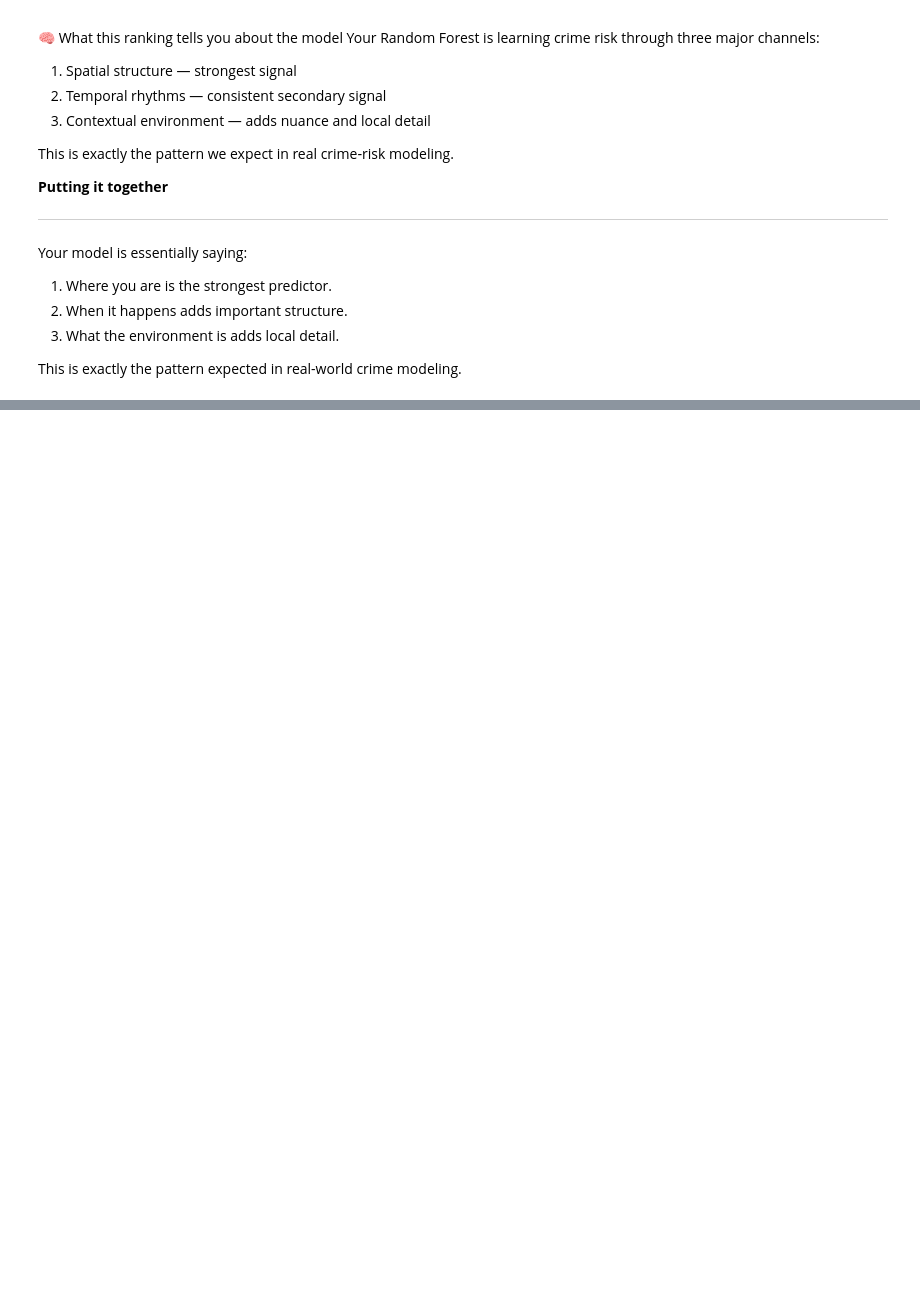
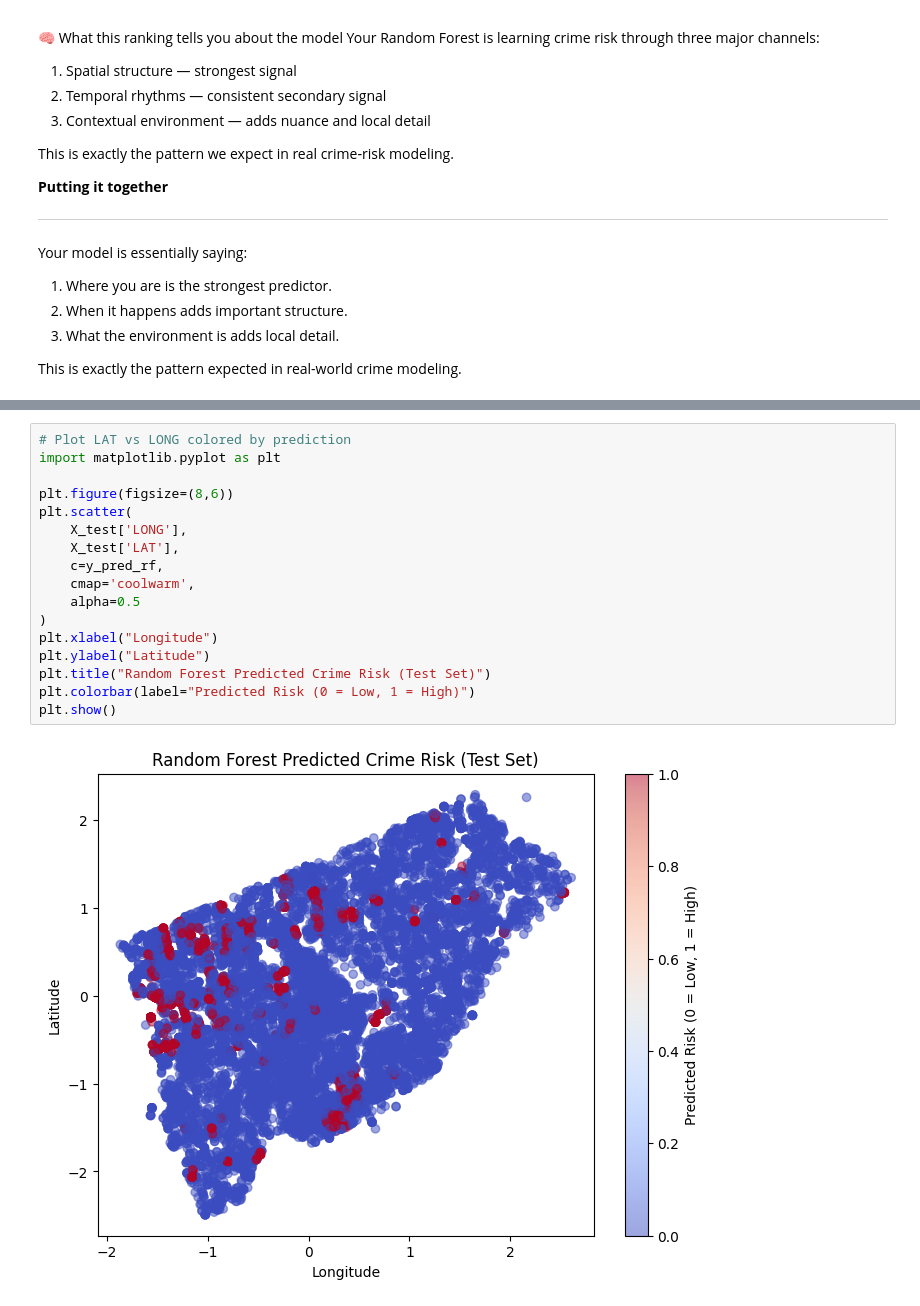
Before and after one commit to Kshitij8097/UofT_Machine_Learning_3253, a Jupyter notebook: Auto_theft_(Supervised_with_label)_Kshitij_copy.ipynb, the cells around one changed output, grey strips where cells are left out. Drawn from its saved outputs; the diff is of its cells as text; blank space fills up the shorter version.

```diff
--- a/Auto_theft_(Supervised_with_label)_Kshitij_copy.ipynb
+++ b/Auto_theft_(Supervised_with_label)_Kshitij_copy.ipynb
@@ -1774,0 +1932,19 @@ This is exactly the pattern expected in real-world crime modeling.
+# %%
+# Plot LAT vs LONG colored by prediction
+import matplotlib.pyplot as plt
+
+plt.figure(figsize=(8,6))
+plt.scatter(
+    X_test['LONG'],
+    X_test['LAT'],
+    c=y_pred_rf,
+    cmap='coolwarm',
+    alpha=0.5
+)
+plt.xlabel("Longitude")
+plt.ylabel("Latitude")
+plt.title("Random Forest Predicted Crime Risk (Test Set)")
+plt.colorbar(label="Predicted Risk (0 = Low, 1 = High)")
+plt.show()
+# %% [output]
+[figure, added]
```
Also changed, not shown: parts of 26 cells of this notebook.
